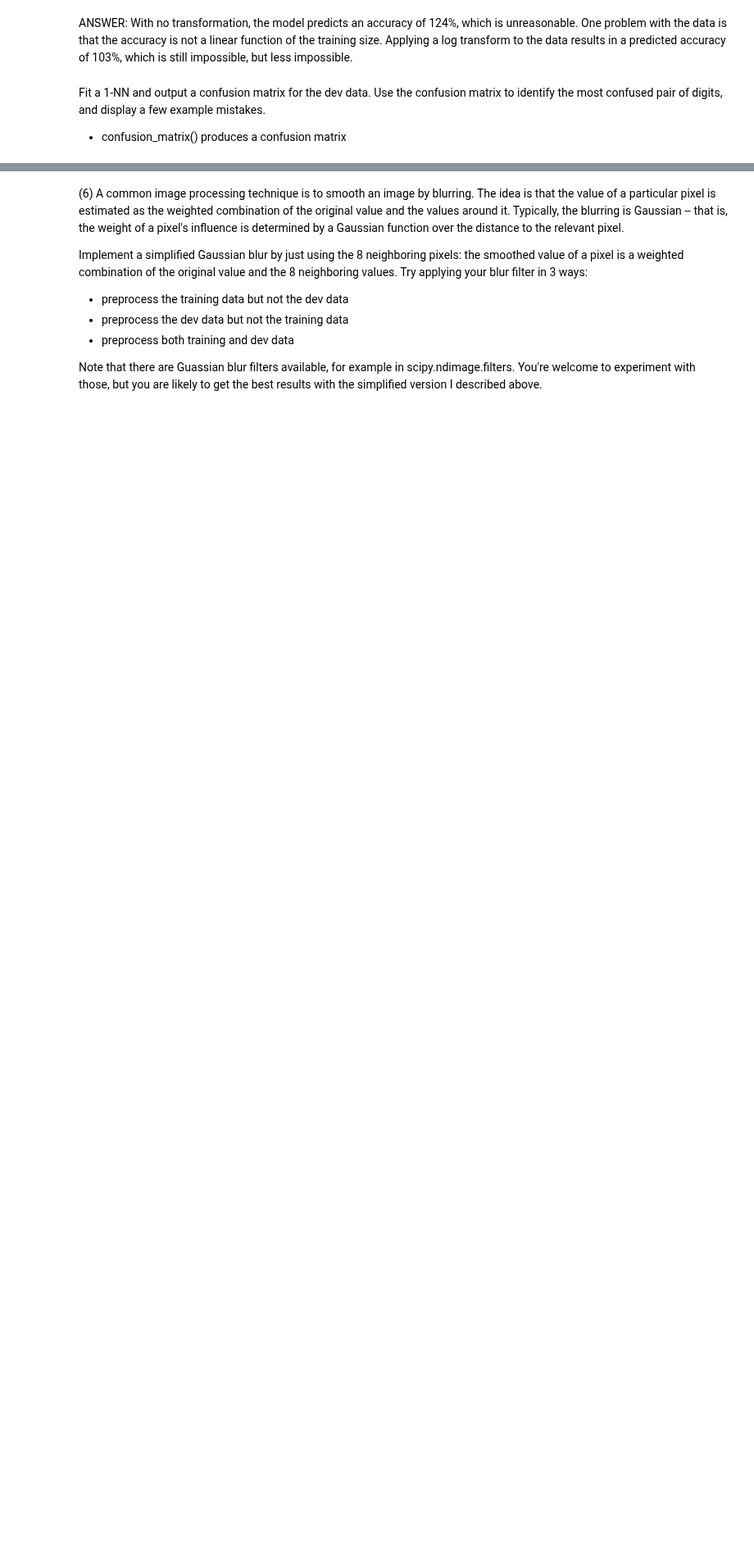
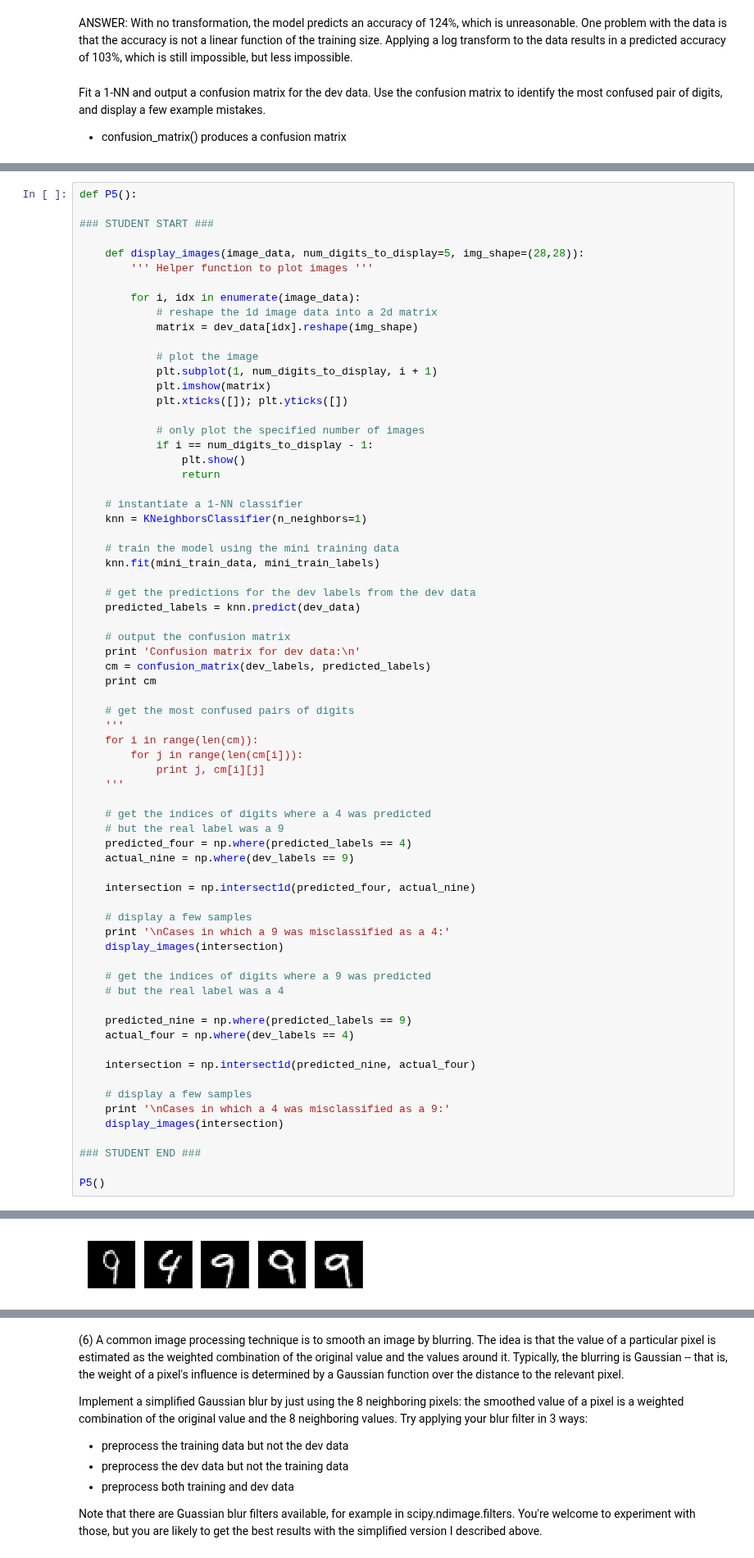
Before and after one commit to dan55/machine_learning, a Jupyter notebook: daniel_elkin_p1.ipynb, the cells around one changed output, grey strips where cells are left out. Shown at 82% size. Cells and saved outputs as stored; diff of their text form; blank space fills up the shorter version.

Commit message:
confusion matrix for digit predictions

```diff
--- a/daniel_elkin_p1.ipynb
+++ b/daniel_elkin_p1.ipynb
@@ -313,0 +306,70 @@ Fit a 1-NN and output a confusion matrix for the dev data. Use the confusion mat
+# %%
+def P5():
+
+### STUDENT START ###
+
+    def display_images(image_data, num_digits_to_display=5, img_shape=(28,28)):
+        ''' Helper function to plot images '''
+
+        for i, idx in enumerate(image_data):
+            # reshape the 1d image data into a 2d matrix
+            matrix = dev_data[idx].reshape(img_shape)
+
+            # plot the image
+            plt.subplot(1, num_digits_to_display, i + 1)
+            plt.imshow(matrix)
+            plt.xticks([]); plt.yticks([])
+
+            # only plot the specified number of images
+            if i == num_digits_to_display - 1:
+                plt.show()
+                return
+
+    # instantiate a 1-NN classifier
+    knn = KNeighborsClassifier(n_neighbors=1)
+
+    # train the model using the mini training data
+    knn.fit(mini_train_data, mini_train_labels)
+
+    # get the predictions for the dev labels from the dev data
+    predicted_labels = knn.predict(dev_data)
+
+    # output the confusion matrix
+    print 'Confusion matrix for dev data:\n'
+    cm = confusion_matrix(dev_labels, predicted_labels)
+    print cm
+
+    # get the most confused pairs of digits
+    '''
+    for i in range(len(cm)):
+        for j in range(len(cm[i])):
+            print j, cm[i][j]
+    '''
+
+    # get the indices of digits where a 4 was predicted
+    # but the real label was a 9
+    predicted_four = np.where(predicted_labels == 4)
+    actual_nine = np.where(dev_labels == 9)
+
+    intersection = np.intersect1d(predicted_four, actual_nine)
+
+    # display a few samples
+    print '\nCases in which a 9 was misclassified as a 4:'
+    display_images(intersection)
+
+    # get the indices of digits where a 9 was predicted
+    # but the real label was a 4
+
+    predicted_nine = np.where(predicted_labels == 9)
+    actual_four = np.where(dev_labels == 4)
+
+    intersection = np.intersect1d(predicted_nine, actual_four)
+
+    # display a few samples
+    print '\nCases in which a 4 was misclassified as a 9:'
+    display_images(intersection)
+
+### STUDENT END ###
+
+P5()
+# %% [output]
@@ -313,0 +390 @@ Fit a 1-NN and output a confusion matrix for the dev data. Use the confusion mat
+[figure, added]
```
Also changed, not shown: parts of 4 cells of this notebook.
